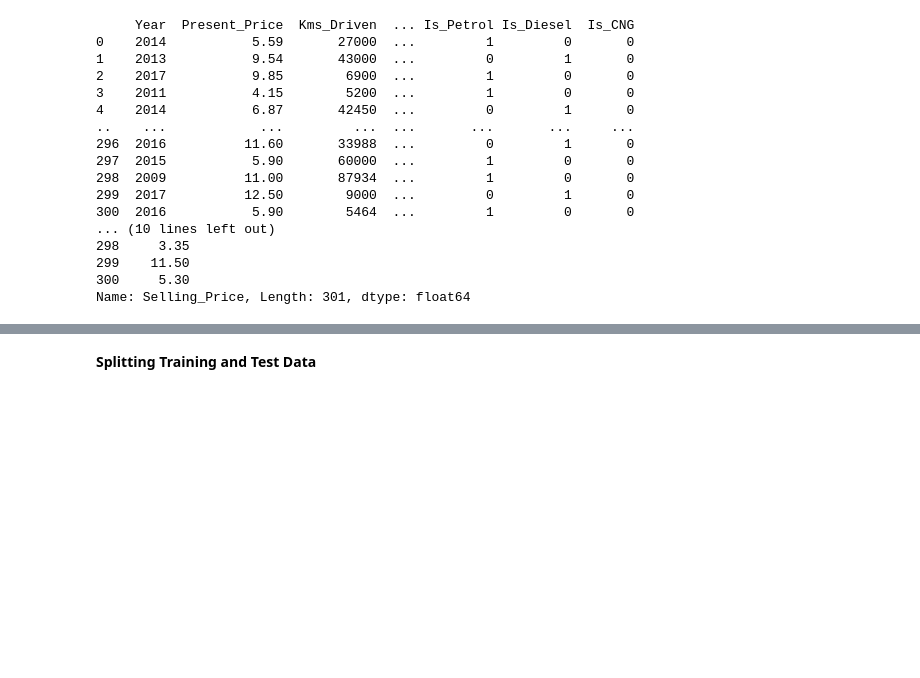
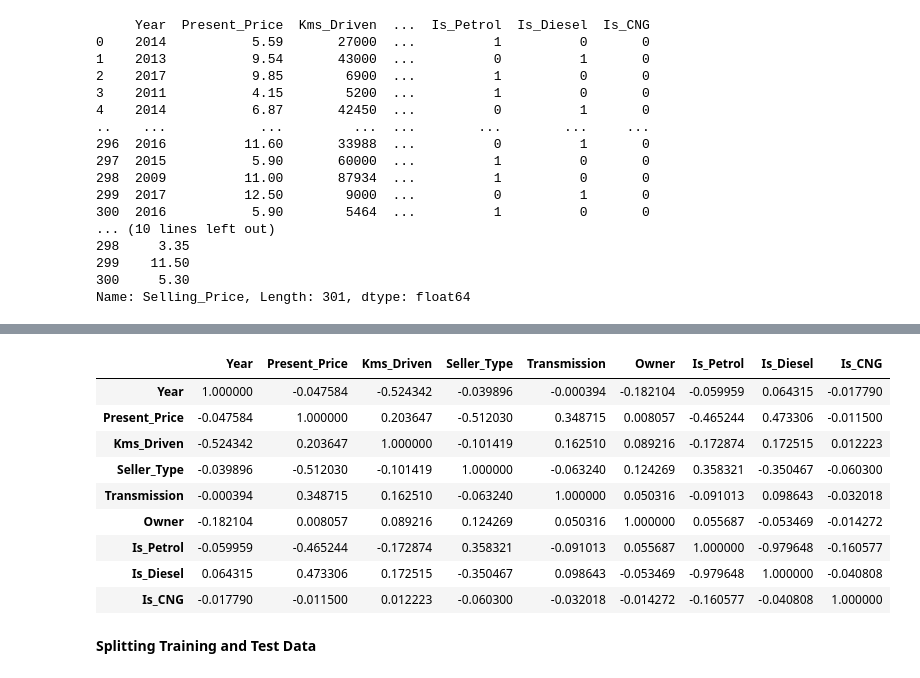
Before and after one commit to TRAGIC11/Car_Price_Prediction_using_Lasso_Regression, a Jupyter notebook: Car_Prices.ipynb, the cells around one changed output, grey strips where cells are left out. Saved outputs shown, nothing was run; the diff lists cells and outputs as text; code cells hidden in the pictures; blank space fills up the shorter version.

```diff
--- a/Car_Prices.ipynb
+++ b/Car_Prices.ipynb
@@ -177,3 +217,16 @@ Name: Selling_Price, Length: 301, dtype: float64
+# %%
+X.corr()
+# %% [output]
+|  | Year | Present_Price | Kms_Driven | Seller_Type | Transmission | Owner | Is_Petrol | Is_Diesel | Is_CNG |
+| Year | 1.000000 | -0.047584 | -0.524342 | -0.039896 | -0.000394 | -0.182104 | -0.059959 | 0.064315 | -0.017790 |
+| Present_Price | -0.047584 | 1.000000 | 0.203647 | -0.512030 | 0.348715 | 0.008057 | -0.465244 | 0.473306 | -0.011500 |
+| Kms_Driven | -0.524342 | 0.203647 | 1.000000 | -0.101419 | 0.162510 | 0.089216 | -0.172874 | 0.172515 | 0.012223 |
+| Seller_Type | -0.039896 | -0.512030 | -0.101419 | 1.000000 | -0.063240 | 0.124269 | 0.358321 | -0.350467 | -0.060300 |
+| Transmission | -0.000394 | 0.348715 | 0.162510 | -0.063240 | 1.000000 | 0.050316 | -0.091013 | 0.098643 | -0.032018 |
+| Owner | -0.182104 | 0.008057 | 0.089216 | 0.124269 | 0.050316 | 1.000000 | 0.055687 | -0.053469 | -0.014272 |
+| Is_Petrol | -0.059959 | -0.465244 | -0.172874 | 0.358321 | -0.091013 | 0.055687 | 1.000000 | -0.979648 | -0.160577 |
+| Is_Diesel | 0.064315 | 0.473306 | 0.172515 | -0.350467 | 0.098643 | -0.053469 | -0.979648 | 1.000000 | -0.040808 |
+| Is_CNG | -0.017790 | -0.011500 | 0.012223 | -0.060300 | -0.032018 | -0.014272 | -0.160577 | -0.040808 | 1.000000 |
 # %% [markdown]
 **Splitting Training and Test Data**
 # %%
```
Also changed, not shown: parts of 7 cells of this notebook.
